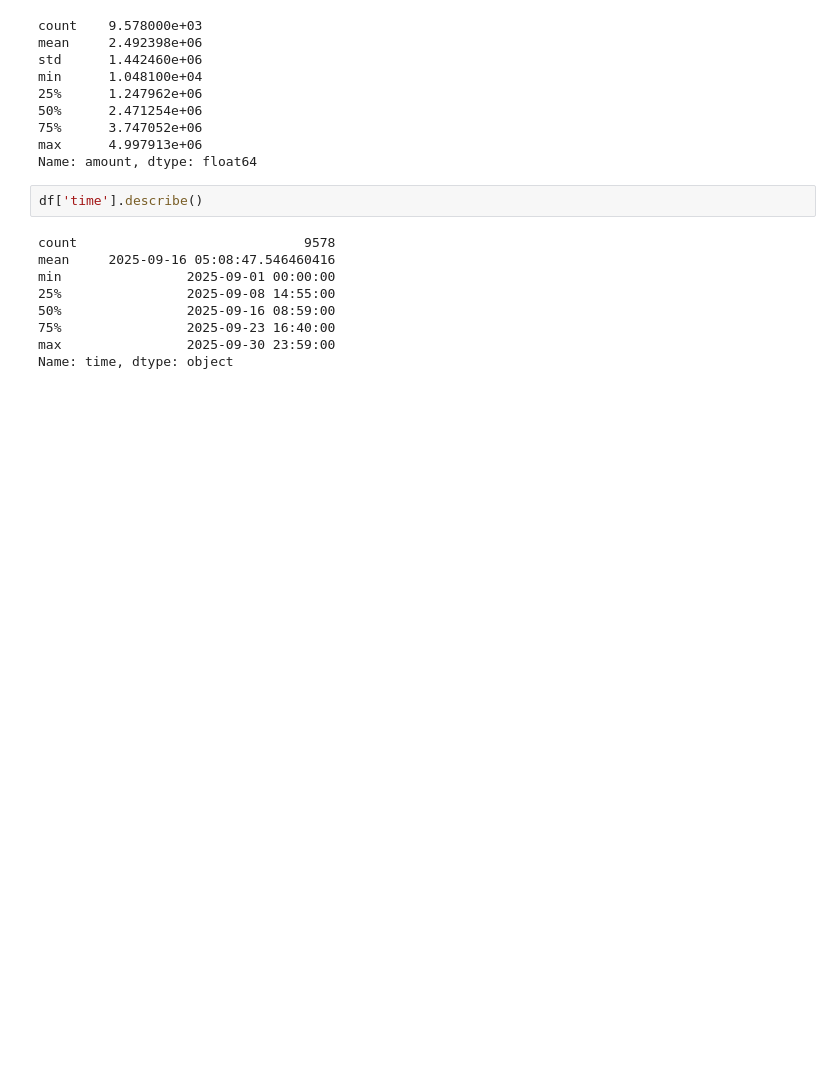
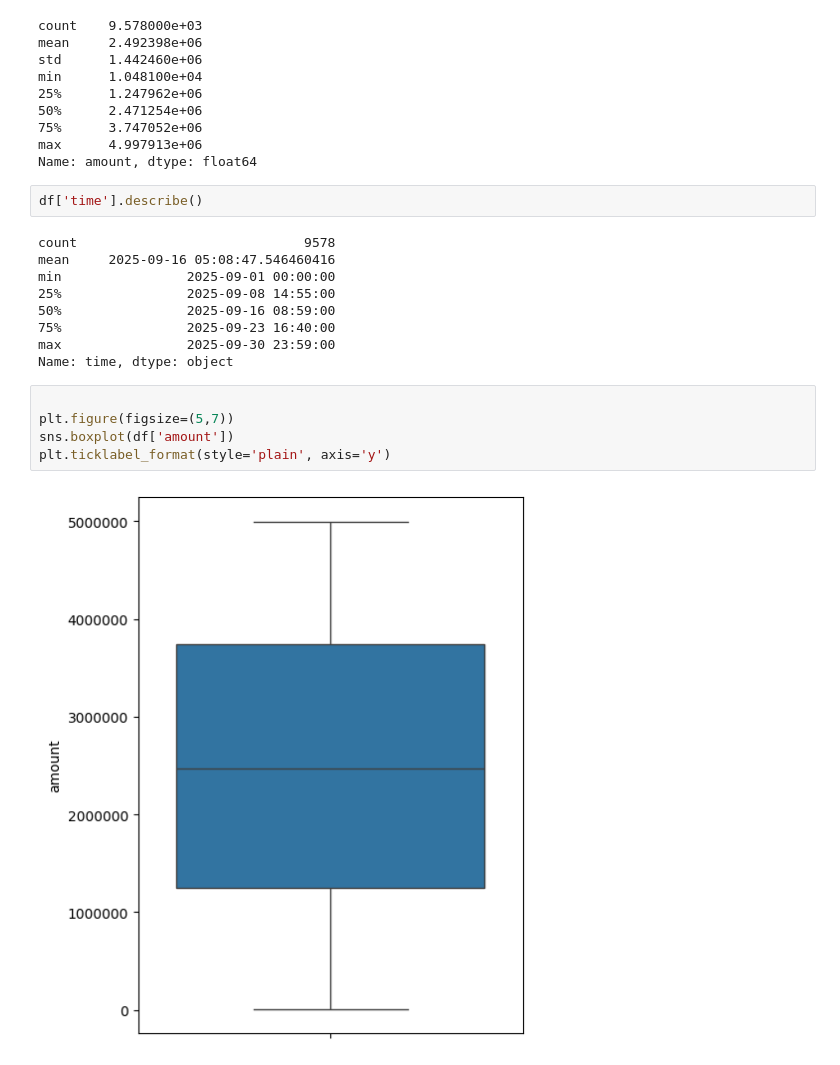
Before and after one commit to MRXLANTERN1390/IranianCustomer_Payment, a Jupyter notebook: NoteBook.ipynb, the cells around one changed output. Cells and saved outputs as stored; diff of their text form; blank space fills up the shorter version.

Commit message:
finding amount col outliers with box plot IQR and Zscore

```diff
--- a/NoteBook.ipynb
+++ b/NoteBook.ipynb
@@ -194,3 +195,10 @@ min                2025-09-01 00:00:00
 75%                2025-09-23 16:40:00
 max                2025-09-30 23:59:00
 Name: time, dtype: object
+# %%
+
+plt.figure(figsize=(5,7))
+sns.boxplot(df['amount'])
+plt.ticklabel_format(style='plain', axis='y')
+# %% [output]
+[figure, added]
```
Also changed, not shown: parts of 4 cells of this notebook.
